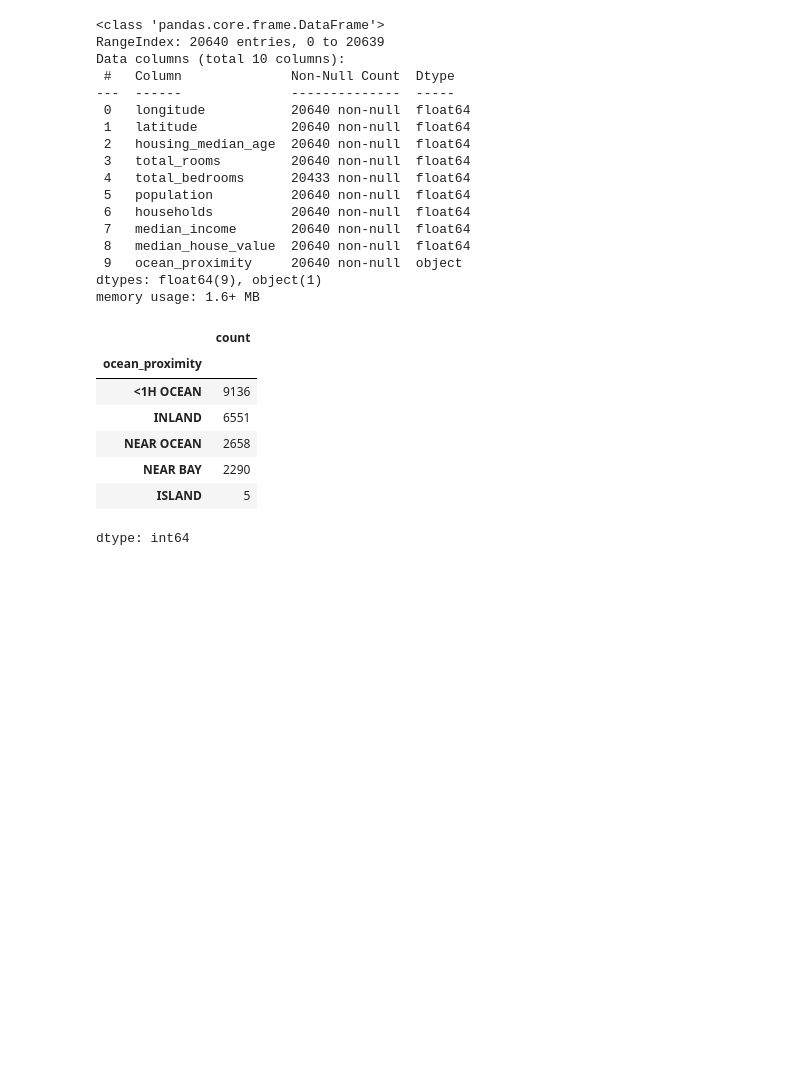
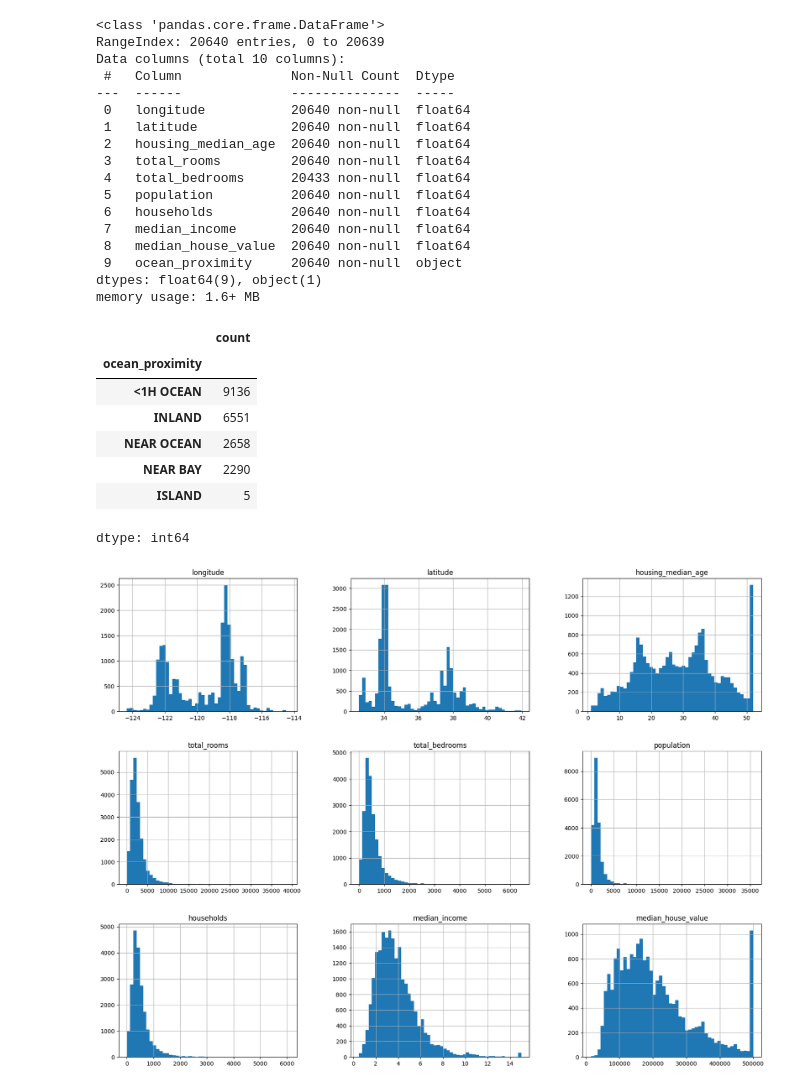
Before and after one commit to parthkar72/Lab2.1, a Jupyter notebook: MachineLearning_Chapter2_EndToEndProject.ipynb, the cells around one changed output. Saved outputs shown, nothing was run; the diff lists cells and outputs as text; code cells hidden in the pictures; blank space fills up the shorter version.

```diff
--- a/MachineLearning_Chapter2_EndToEndProject.ipynb
+++ b/MachineLearning_Chapter2_EndToEndProject.ipynb
@@ -60,3 +60,10 @@ housing['ocean_proximity'].value_counts()
 | NEAR BAY | 2290 |
 | ISLAND | 5 |
 dtype: int64
+# %%
+import matplotlib.pyplot as plt
+
+housing.hist(bins=50,figsize=(20,15))
+plt.show()
+# %% [output]
+[figure, added]
```
Also changed, not shown: parts of 3 cells of this notebook.
